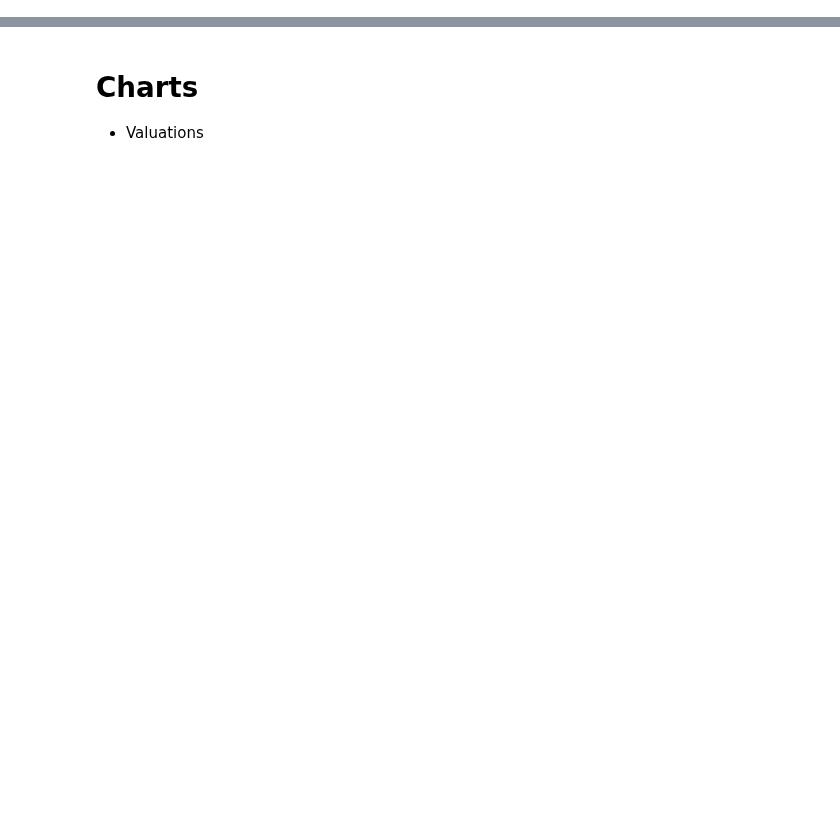
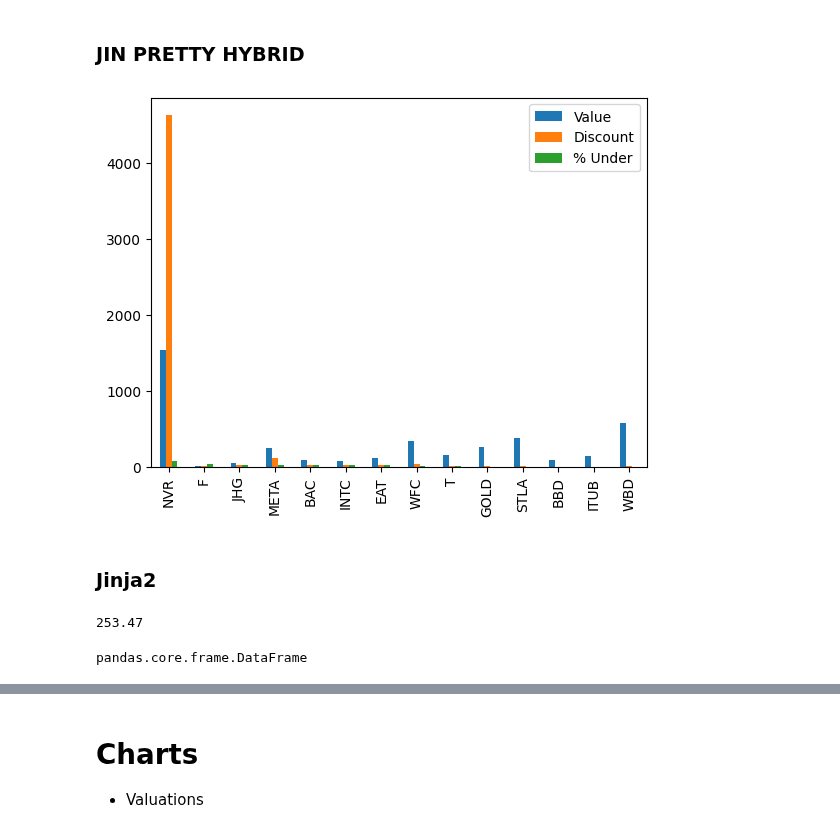
Before and after one commit to xitxat/FundamentalAnalysis, a Jupyter notebook: FA/ScrapeDCF.ipynb, the cells around one changed output, grey strips where cells are left out. Saved outputs shown, nothing was run; the diff lists cells and outputs as text; code cells hidden in the pictures; blank space fills up the shorter version.

```diff
--- a/FA/ScrapeDCF.ipynb
+++ b/FA/ScrapeDCF.ipynb
@@ -413,0 +494,37 @@ df_Value
+# %% [markdown]
+### JIN PRETTY HYBRID
+# %%
+import jinja2
+from pretty_html_table import build_table
+# styler = df_html.style
+
+# Template handling
+env = jinja2.Environment(loader=jinja2.FileSystemLoader(searchpath=''))
+template = env.get_template('template.html')
+
+html_table_blue_light = build_table(df_html, 'blue_light',
+                        padding="10",
+                        index=True,)
+
+html_B = build_table(df_html_tail, 'blue_light',
+                        padding="10",
+                        index=True,)
+
+html = template.render(my_table = html_table_blue_light )
+
+twin_table = html_table_blue_light + html_B
+html = template.render(my_table = twin_table )
+
+# Plot
+ax = df_html.plot.bar()
+fig = ax.get_figure()
+fig.savefig('plot.svg')
+
+
+# Save to html file
+with open('pretty_table02.html', 'w') as f:
+    f.write(html)
+# %% [output]
+[figure, added]
+# %% [markdown]
+### Jinja2
@@ -413,0 +536,9 @@ df_Value
+# %%
+df_Value_Full.iloc[3]['Value']
+# %% [output]
+253.47
+# %%
+df = df_Value_Full
+type(df)
+# %% [output]
+pandas.core.frame.DataFrame
```
Also changed, not shown: parts of 27 cells of this notebook, 13 other files.
